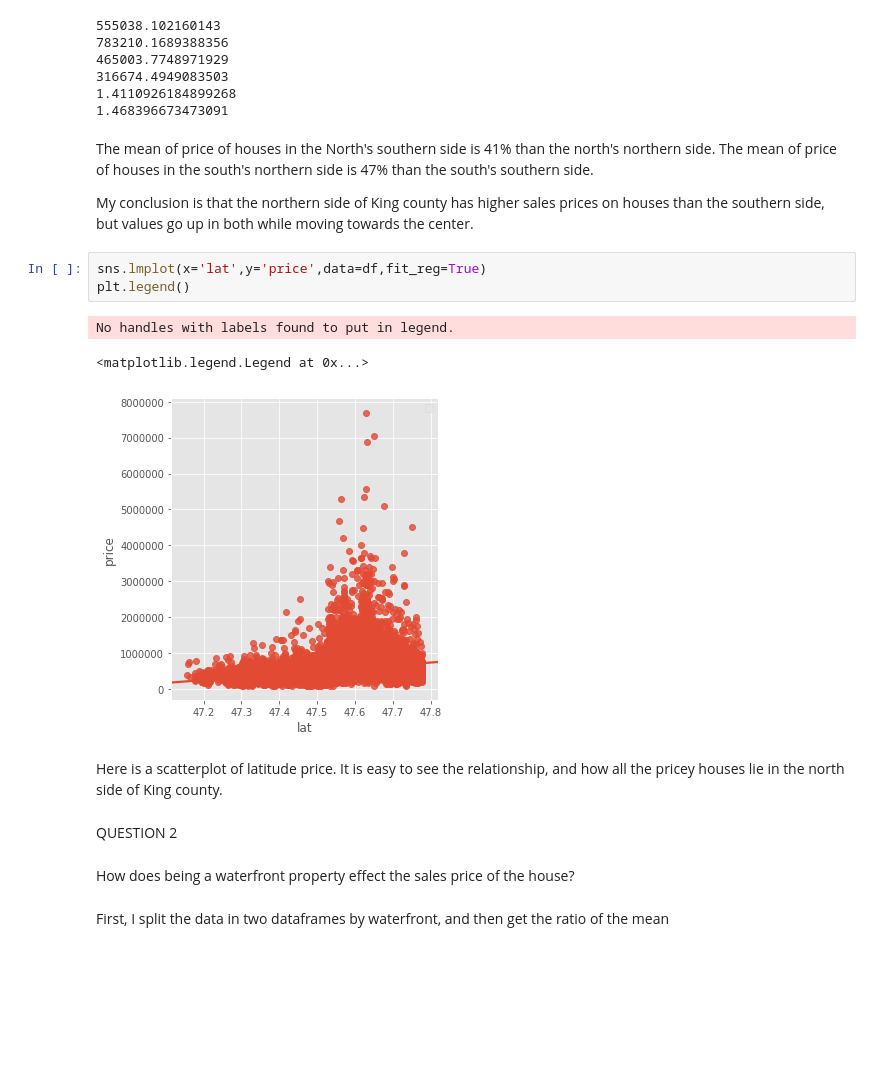
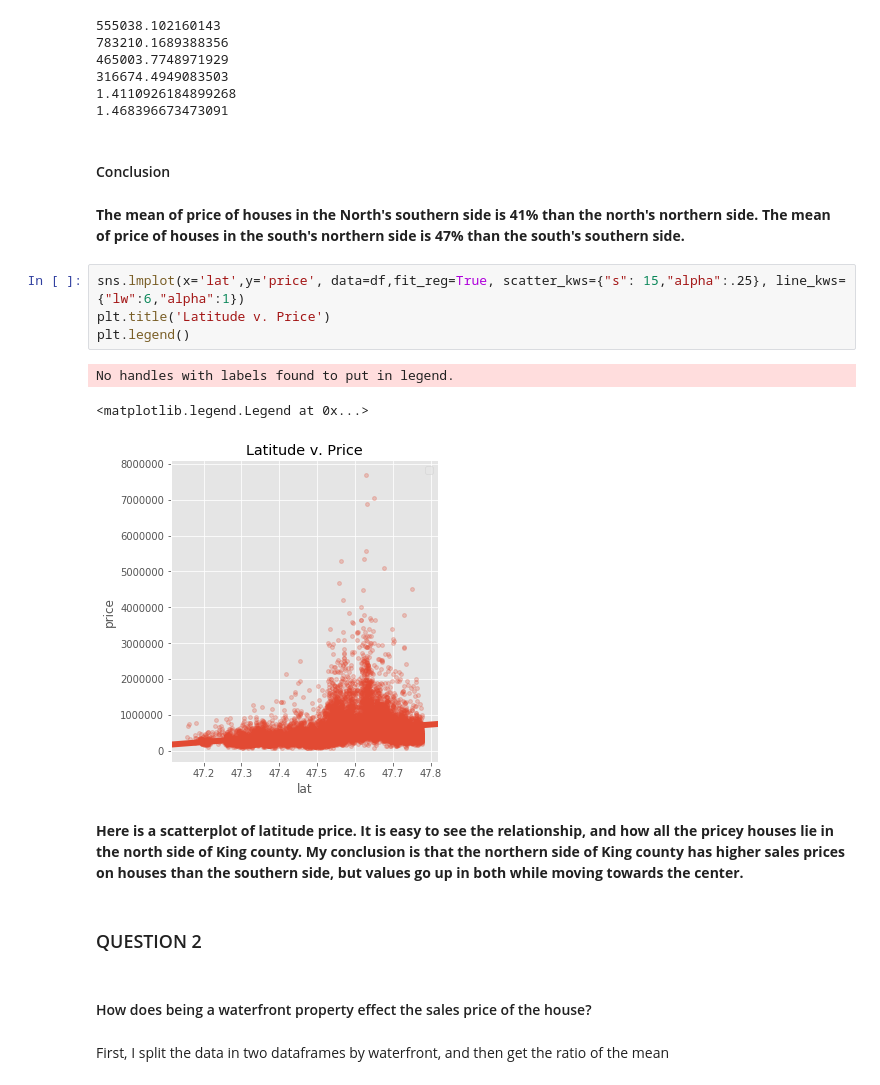
Before and after one commit to bcat12/dsc-1-final-project-online-ds-ft-100118, a Jupyter notebook: student.ipynb, the cells around one changed output. Saved outputs shown, nothing was run; the diff lists cells and outputs as text; blank space fills up the shorter version.

```diff
--- a/student.ipynb
+++ b/student.ipynb
@@ -604,24 +563,26 @@ print(dfsn['price'].mean()/dfss['price'].mean())
 316674.4949083503
 1.4110926184899268
 1.468396673473091
+# %% [markdown]
+#### Conclusion
 # %% [markdown]
-The mean of price of houses in the North's southern side is 41% than the north's northern side.
-The mean of price of houses in the south's northern side is 47% than the south's southern side.
-
-My conclusion is that the northern side of King county has higher sales prices on houses than the southern side, but values go up in both while moving towards the center.
+**The mean of price of houses in the North's southern side is 41% than the north's northern side.
+The mean of price of houses in the south's northern side is 47% than the south's southern side.**
 # %%
-sns.lmplot(x='lat',y='price',data=df,fit_reg=True)
+sns.lmplot(x='lat',y='price', data=df,fit_reg=True, scatter_kws={"s": 15,"alpha":.25}, line_kws={"lw":6,"alpha":1})
+plt.title('Latitude v. Price')
 plt.legend()
 # %% [output]
 No handles with labels found to put in legend.
 <matplotlib.legend.Legend at 0x...>
-[figure, old version]
+[figure, new version]
 # %% [markdown]
-Here is a scatterplot of latitude price. It is easy to see the relationship, and how all the pricey houses lie in the north side of King county.
+**Here is a scatterplot of latitude price. It is easy to see the relationship, and how all the pricey houses lie in the north side of King county.
+My conclusion is that the northern side of King county has higher sales prices on houses than the southern side, but values go up in both while moving towards the center.**
-# %% [markdown]
-QUESTION 2
+# %% [markdown]
+### QUESTION 2
 # %% [markdown]
-How does being a waterfront property effect the sales price of the house?
+#### How does being a waterfront property effect the sales price of the house?
 # %% [markdown]
 First, I split the data in two dataframes by waterfront, and then get the ratio of the mean
 # %%
```
Also changed, not shown: parts of 59 cells of this notebook, 2 other files.
